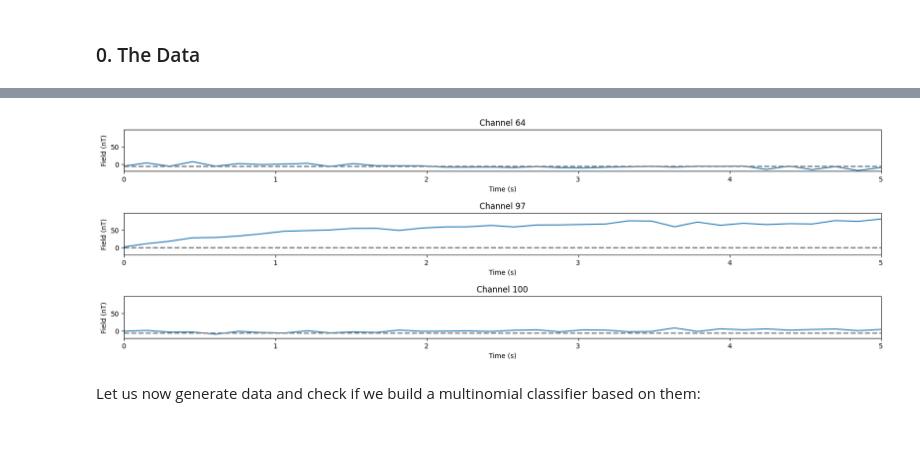
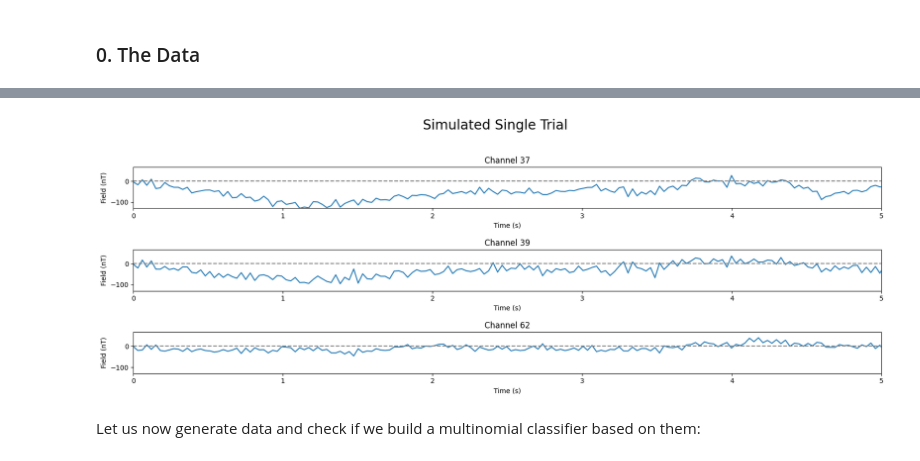
Before and after one commit to adkipnis/compositional-inference-experiment, a Jupyter notebook: simulation-test/spell-decoder.ipynb, the cells around one changed output, grey strips where cells are left out. Drawn from its saved outputs; the diff is of its cells as text; code cells hidden in the pictures.

```diff
--- a/simulation-test/spell-decoder.ipynb
+++ b/simulation-test/spell-decoder.ipynb
@@ -18,11 +18,12 @@ Then there exists a maximum likelihood estimator for $ B_s = (a_s, \mathbf A_s)$
 ### 0. The Data
 # %%
 nChan = 102 # number of magnetometer channels
-nObs = 30
+nObs = 10
 nSeconds = 5
-Hz = 20
+Hz = 100
 nSamples = nSeconds * Hz # 5 seconds of data at 20 Hz
 nSpells = 3
+snr = .5
 # %%
 def plotMat(matrix: np.ndarray, title: str) -> None:
     fig, ax = plt.subplots()
@@ -31,6 +32,12 @@ def plotMat(matrix: np.ndarray, title: str) -> None:
     plt.colorbar()
     ax.xaxis.tick_top()
 
+def genNoiseCovariance(nChan: int, var:float, cov:float) -> np.ndarray:
+    variance = var * np.eye(nChan)
+    covariance = cov * datasets.make_spd_matrix(nChan)
+    return variance + covariance
+
+
 def genPDMat(n: int) -> np.ndarray:
     A = np.random.randint(10, size=(n, n))
     _, eigenvectors = np.linalg.eig(A)
@@ -38,9 +45,9 @@ def genPDMat(n: int) -> np.ndarray:
     pdmat = eigenvectors @ np.diag(eigenvalues) @ np.linalg.inv(eigenvectors)
     return np.real(pdmat)
 
-var = 0.5
-sigma = datasets.make_spd_matrix(nChan) + var * np.eye(nChan)
-mus = [np.random.randint(low=-10, high=10, size=nChan) for _ in range(nSpells)]
+var = 10.
+sigma = genNoiseCovariance(nChan, 10., 5.)
+mus = [np.random.randint(low=-(var * snr), high=(var * snr), size=nChan) for _ in range(nSpells)]
 As = [genPDMat(nChan) for _ in range(nSpells)]
 # %%
 plotMat(sigma, "Simulated Noise Covariance")
@@ -51,32 +60,35 @@ plotMat(As[0], "Coefficient Matrix A")
 # %%
-def genVAR(nChan: int, nSamples: int, mu: np.ndarray, sigma: np.ndarray, A: np.ndarray) -> np.ndarray:
-    x = np.zeros((nChan, nSamples)) + mu[:, np.newaxis]
+def genVAR(nChan: int, nSamples: int, mu: np.ndarray, sigma: np.ndarray, A: np.ndarray, irf: np.ndarray) -> np.ndarray:
+    x = np.zeros((nChan, nSamples))
+    x += np.outer(mu, irf)
     noise = np.random.multivariate_normal(np.zeros(nChan), sigma, size=nSamples).T
     x[:,0] += noise[:,0]
     for t in range(1, nSamples):
         x[:,t] += A @ x[:,t-1] + noise[:,t]
     return x
 
 def plotSomeChannels(x: np.ndarray, nPlots:int, nChan: int, nSamples: int) -> None:
     channels = sorted(np.random.choice(nChan, size=nPlots, replace=False))
     plt.figure(figsize=(20,10))
+    plt.suptitle("Simulated Single Trial", fontsize=20)
     t = np.linspace(0, 15, nSamples)
 
     for i, c in enumerate(channels):
         plt.subplot(5, 1, i+1)
         plt.plot(t, x[c,:])
         plt.title(f"Channel {c}")
         plt.xlabel("Time (s)")
         plt.ylabel("Field (nT)")
         plt.xlim([0, nSeconds])
         plt.ylim([np.min(x[channels,:]), np.max(x[channels,:])])
-        plt.plot([0, nSamples], [mu[c], mu[c]], color='grey', linestyle='--', linewidth=2)
+        plt.plot(t, np.ones(nSamples) * [0], color='grey', linestyle='--')
         plt.subplots_adjust(hspace=1.)
 
-x = genVAR(nChan, nSamples, mus[0], sigma, As[0])
+_, irf = scipy.signal.impulse(([1.0], [1.0, 2.0, 2.0]), N=nSamples)
+x = genVAR(nChan, nSamples, mus[0], sigma, As[0], irf)
 plotSomeChannels(x, 3, nChan, nSamples)
 # %% [output]
-[figure, old version]
+[figure, new version]
 # %% [markdown]
 Let us now generate data and check if we build a multinomial classifier based on them:
 # %%
```
Also changed, not shown: parts of 6 cells of this notebook.
